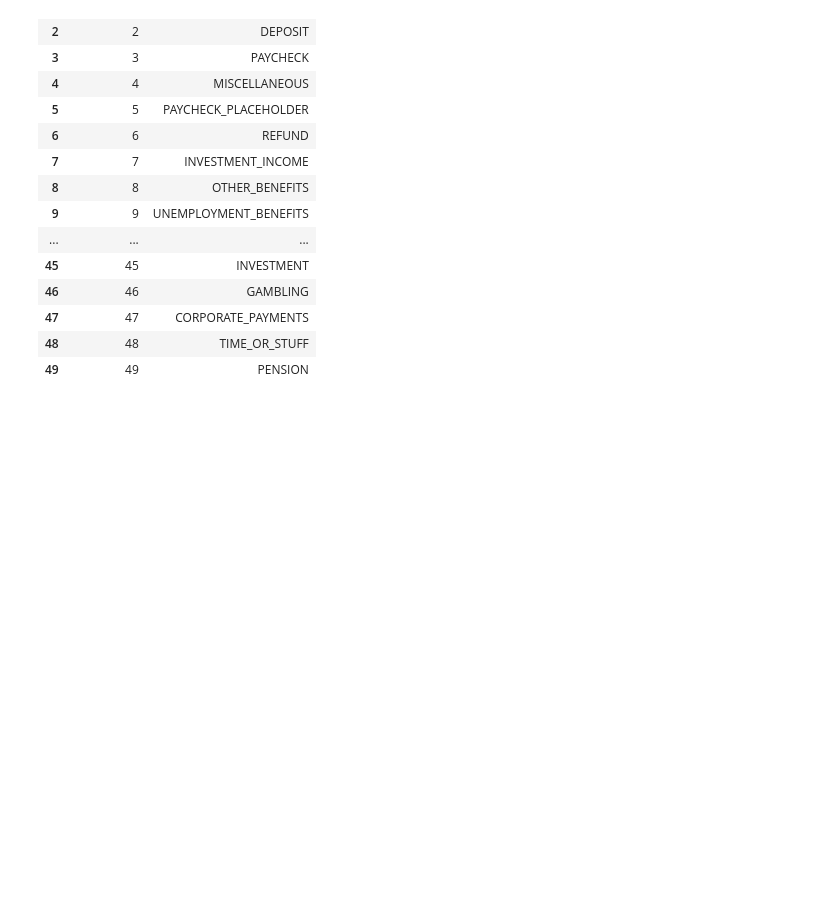
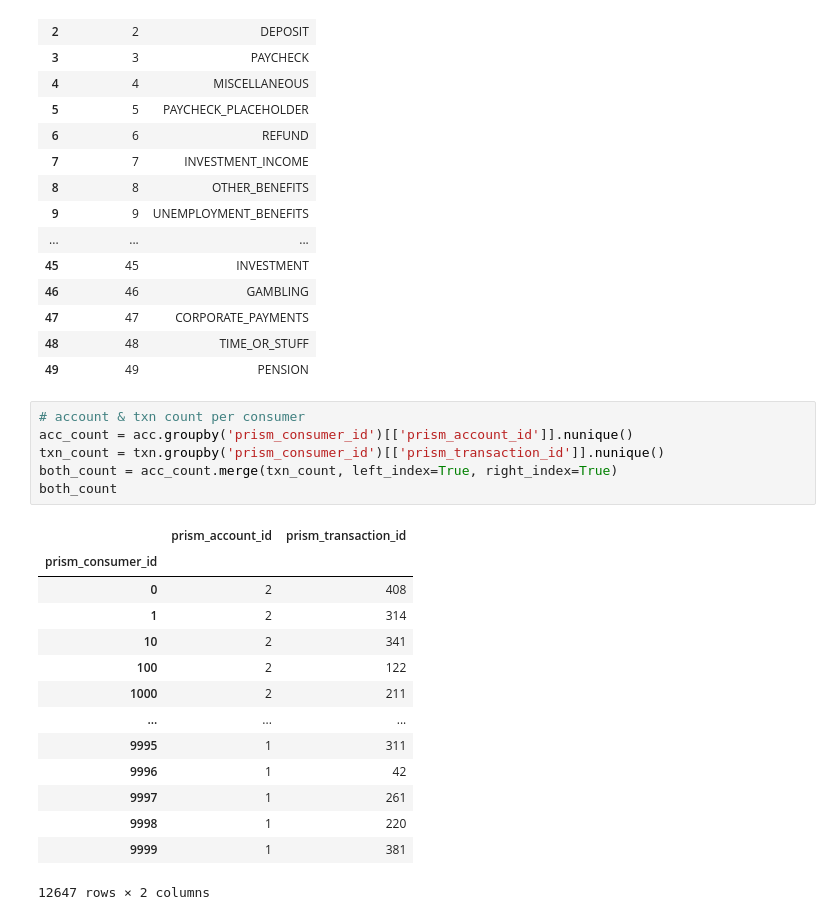
Before and after one commit to harisdsc/DSC180B, a Jupyter notebook: EDA.ipynb, the cells around one changed output. Cells and saved outputs as stored; diff of their text form; blank space fills up the shorter version.

```diff
--- a/EDA.ipynb
+++ b/EDA.ipynb
@@ -135,3 +155,24 @@ mapping
 | 47 | 47 | CORPORATE_PAYMENTS |
 | 48 | 48 | TIME_OR_STUFF |
 | 49 | 49 | PENSION |
+# %%
+# account & txn count per consumer
+acc_count = acc.groupby('prism_consumer_id')[['prism_account_id']].nunique()
+txn_count = txn.groupby('prism_consumer_id')[['prism_transaction_id']].nunique()
+both_count = acc_count.merge(txn_count, left_index=True, right_index=True)
+both_count
+# %% [output]
+|  | prism_account_id | prism_transaction_id |
+| prism_consumer_id |  |  |
+| 0 | 2 | 408 |
+| 1 | 2 | 314 |
+| 10 | 2 | 341 |
+| 100 | 2 | 122 |
+| 1000 | 2 | 211 |
+| ... | ... | ... |
+| 9995 | 1 | 311 |
+| 9996 | 1 | 42 |
+| 9997 | 1 | 261 |
+| 9998 | 1 | 220 |
+| 9999 | 1 | 381 |
+12647 rows × 2 columns
```
Also changed, not shown: parts of 9 cells of this notebook, 4 other files.
